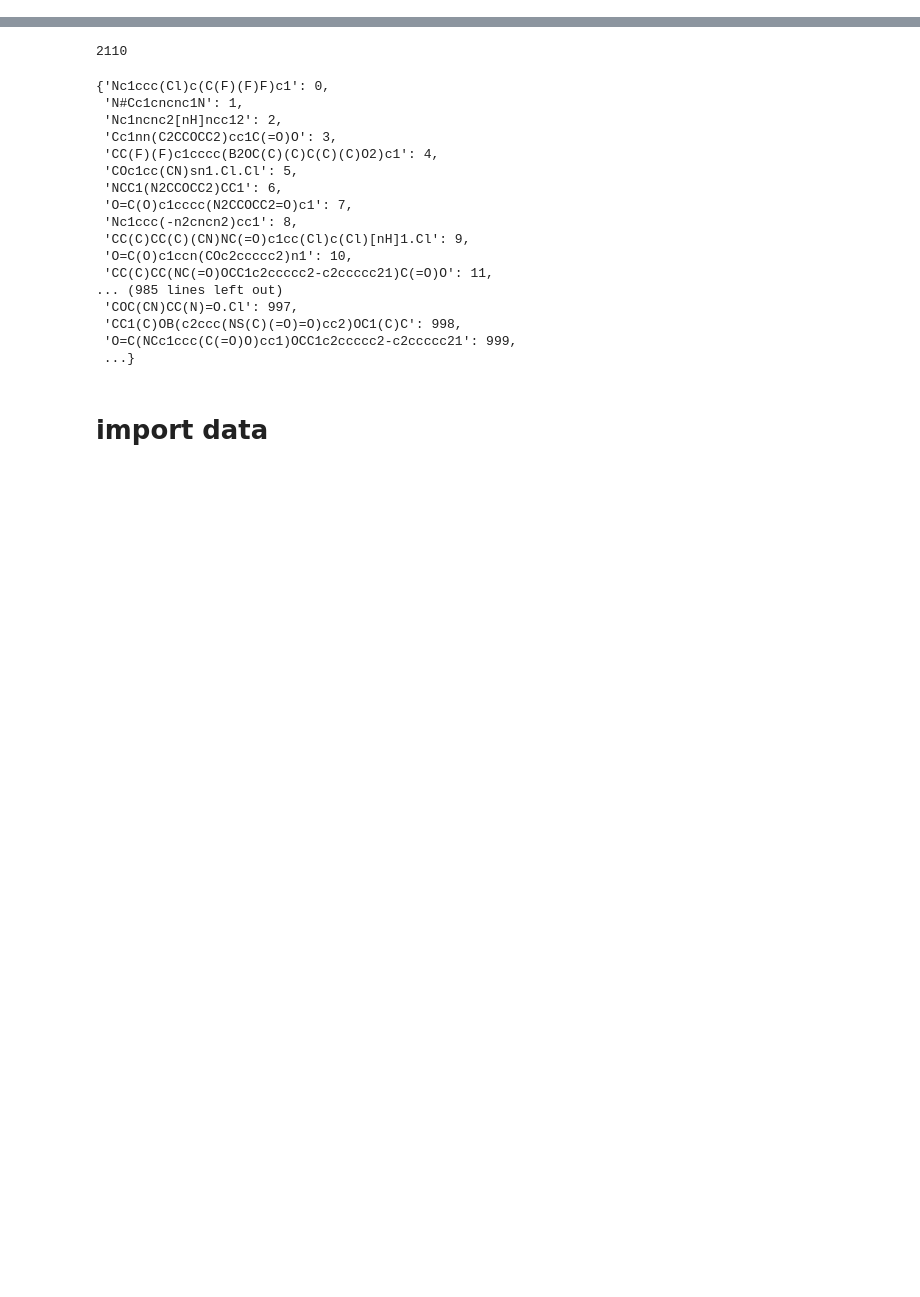
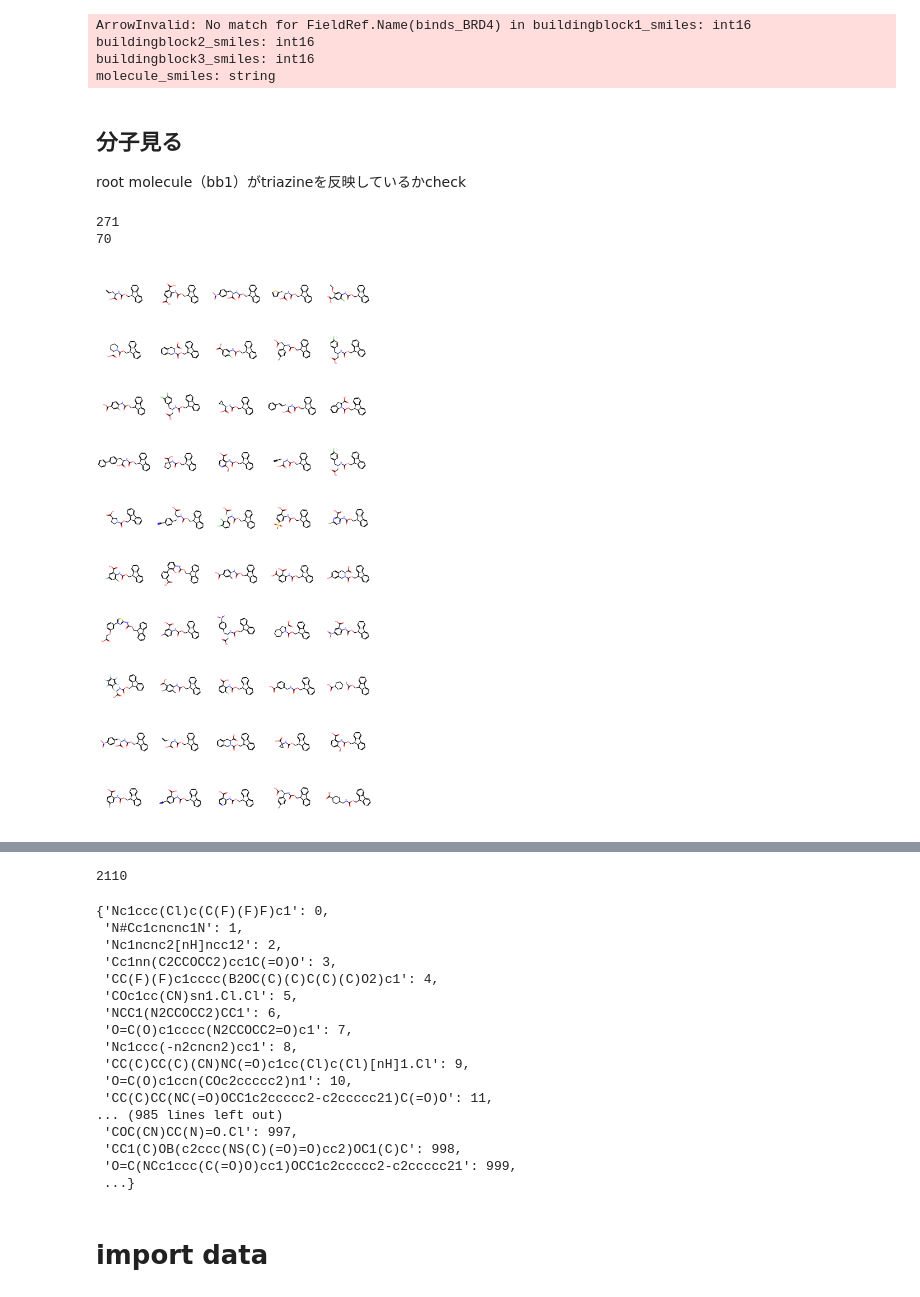
Before and after one commit to ottantacinque/KaggleLeashBio, a Jupyter notebook: notebooks/000_1_eda.ipynb, the cells around one changed output, grey strips where cells are left out. Drawn from its saved outputs; the diff is of its cells as text; code cells hidden in the pictures; blank space fills up the shorter version.

```diff
--- a/notebooks/000_1_eda.ipynb
+++ b/notebooks/000_1_eda.ipynb
@@ -22,6 +22,7 @@ class paths:
     TRAIN_PATH = DATA_DIR / "train.parquet"
     TEST_PATH = DATA_DIR / "test.parquet"
     OUTPUT_DIR = OUTPUT_DIR
+    SHRUNKEN_DATA_DIR = DATA_DIR / "shrunken-train-set"
 
     OUTPUT_DIR.mkdir(exist_ok=True, parents=True)
 # %%
@@ -43,2 +45,71 @@ from sklearn.model_selection import StratifiedKFold
 
 import pickle
+# %%
+bb_cols = ['buildingblock1_smiles', 'buildingblock2_smiles','buildingblock3_smiles', 'molecule_smiles']
+TARGETS = ['binds_BRD4', 'binds_HSA','binds_sEH']
+
+df_train = pd.read_parquet(paths.DATA_DIR / 'shrunken-train-set/train.parquet', columns=bb_cols + TARGETS)
+df_test = pd.read_parquet(paths.DATA_DIR / 'shrunken-train-set/test.parquet', columns=bb_cols)
+
+# building block smiles
+# NOTE: trainとtestのindexとsmilesは一致していないっぽい
+with open(paths.SHRUNKEN_DATA_DIR / 'train_dicts/BBs_dict_reverse_1.p', 'rb') as file:
+    train_dicts_bb1 = pickle.load(file)
+with open(paths.SHRUNKEN_DATA_DIR / 'train_dicts/BBs_dict_reverse_2.p', 'rb') as file:
+    train_dicts_bb2 = pickle.load(file)
+with open(paths.SHRUNKEN_DATA_DIR / 'train_dicts/BBs_dict_reverse_3.p', 'rb') as file:
+    train_dicts_bb3 = pickle.load(file)
+
+with open(paths.SHRUNKEN_DATA_DIR / 'test_dicts/BBs_dict_reverse_1_test.p', 'rb') as file:
+    test_dicts_bb1 = pickle.load(file)
+with open(paths.SHRUNKEN_DATA_DIR / 'test_dicts/BBs_dict_reverse_2_test.p', 'rb') as file:
+    test_dicts_bb2 = pickle.load(file)
+with open(paths.SHRUNKEN_DATA_DIR / 'test_dicts/BBs_dict_reverse_3_test.p', 'rb') as file:
+    test_dicts_bb3= pickle.load(file)
+
+test_dicts_bb1_reverse = {val:key for key, val in test_dicts_bb1.items()}
+test_dicts_bb2_reverse = {val:key for key, val in test_dicts_bb2.items()}
+test_dicts_bb3_reverse = {val:key for key, val in test_dicts_bb3.items()}
+# %% [output]
+ArrowInvalid: No match for FieldRef.Name(binds_BRD4) in buildingblock1_smiles: int16
+buildingblock2_smiles: int16
+buildingblock3_smiles: int16
+molecule_smiles: string
+# %%
+bb1_smiles_train = [smiles for smiles in train_dicts_bb1.values()]
+bb2_smiles_train = [smiles for smiles in train_dicts_bb2.values()]
+bb3_smiles_train = [smiles for smiles in train_dicts_bb3.values()]
+bb1_smiles_test = [smiles for smiles in test_dicts_bb1.values()]
+bb2_smiles_test = [smiles for smiles in test_dicts_bb2.values()]
+bb3_smiles_test = [smiles for smiles in test_dicts_bb3.values()]
+
+bb1_mols_train = [Chem.MolFromSmiles(smiles) for smiles in bb1_smiles_train]
+bb2_mols_train = [Chem.MolFromSmiles(smiles) for smiles in bb2_smiles_train]
+bb3_mols_train = [Chem.MolFromSmiles(smiles) for smiles in bb3_smiles_train]
+bb1_mols_test = [Chem.MolFromSmiles(smiles) for smiles in bb1_smiles_test]
+bb2_mols_test = [Chem.MolFromSmiles(smiles) for smiles in bb2_smiles_test]
+bb3_mols_test = [Chem.MolFromSmiles(smiles) for smiles in bb3_smiles_test]
+# %% [markdown]
+## 分子見る
+root molecule（bb1）がtriazineを反映しているかcheck
+# %%
+# share
+bb1_smiles_test_share = set(bb1_smiles_test) & set(bb1_smiles_train)
+bb1_mols_test_share = [Chem.MolFromSmiles(smiles) for smiles in bb1_smiles_test_share]
+print(len(bb1_smiles_test_share))
+
+# not share
+bb1_smiles_test_no_share = set(bb1_smiles_test) - set(bb1_smiles_train)
+bb1_mols_test_no_share = [Chem.MolFromSmiles(smiles) for smiles in bb1_smiles_test_no_share]
+print(len(bb1_smiles_test_no_share))
+# %% [output]
+271
+70
+# %%
+img = Draw.MolsToGridImage(bb1_mols_test_share,
+                            molsPerRow=5, #一列に配置する分子の数
+                            subImgSize=(200,200),
+                            )
+img
+# %% [output]
+[figure, added]
```
Also changed, not shown: parts of 13 cells of this notebook, 1 other file.
